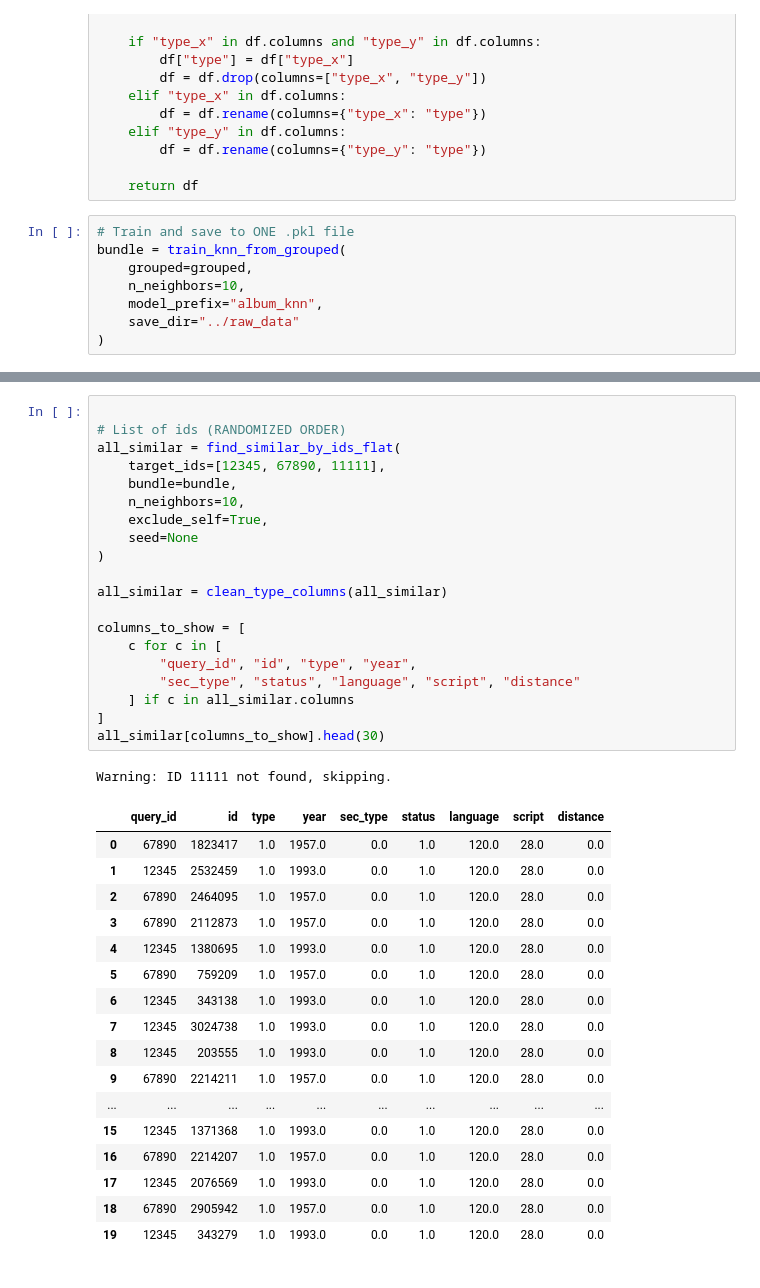
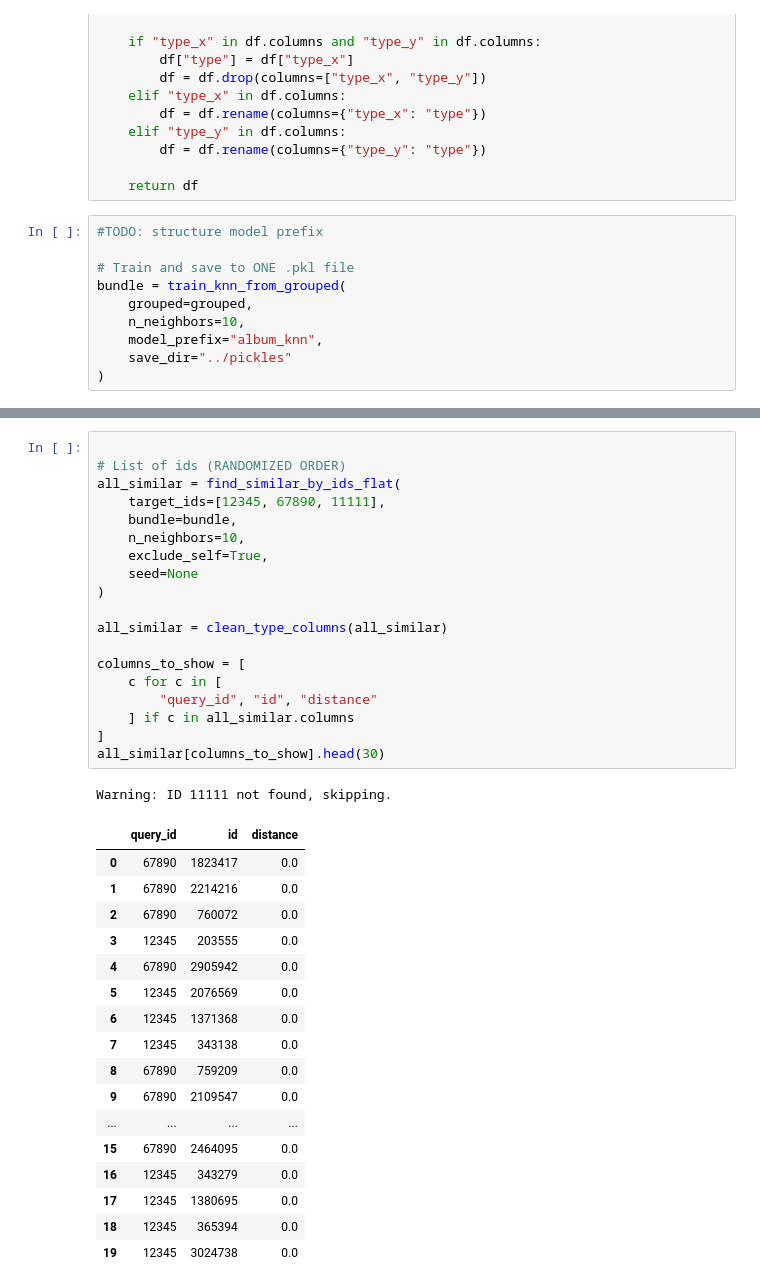
Before and after one commit to GuerillaUmNeon/rec_o, a Jupyter notebook: notebooks/note_book_guillaume.ipynb, the cells around one changed output, grey strips where cells are left out. Cells and saved outputs as stored; diff of their text form.

Commit message:
update notebook model export

```diff
--- a/notebooks/note_book_guillaume.ipynb
+++ b/notebooks/note_book_guillaume.ipynb
@@ -404,12 +403,14 @@ def clean_type_columns(df):
 
     return df
 # %%
+#TODO: structure model prefix
+
 # Train and save to ONE .pkl file
 bundle = train_knn_from_grouped(
     grouped=grouped,
     n_neighbors=10,
     model_prefix="album_knn",
-    save_dir="../raw_data"
+    save_dir="../pickles"
 )
 # %% [output]
 Features used: ['genre_id', 'status', 'language', 'script', 'type_x', 'sec_type', 'type_y', 'year']
@@ -448,39 +448,38 @@ similar_one[columns_to_show].head(10)
 # %%
 
 # List of ids (RANDOMIZED ORDER)
 all_similar = find_similar_by_ids_flat(
     target_ids=[12345, 67890, 11111],
     bundle=bundle,
     n_neighbors=10,
     exclude_self=True,
     seed=None
 )
 
 all_similar = clean_type_columns(all_similar)
 
 columns_to_show = [
     c for c in [
-        "query_id", "id", "type", "year",
-        "sec_type", "status", "language", "script", "distance"
+        "query_id", "id", "distance"
     ] if c in all_similar.columns
 ]
 all_similar[columns_to_show].head(30)
 # %% [output]
 Warning: ID 11111 not found, skipping.
-|  | query_id | id | type | year | sec_type | status | language | script | distance |
-| 0 | 67890 | 1823417 | 1.0 | 1957.0 | 0.0 | 1.0 | 120.0 | 28.0 | 0.0 |
-| 1 | 12345 | 2532459 | 1.0 | 1993.0 | 0.0 | 1.0 | 120.0 | 28.0 | 0.0 |
-| 2 | 67890 | 2464095 | 1.0 | 1957.0 | 0.0 | 1.0 | 120.0 | 28.0 | 0.0 |
-| 3 | 67890 | 2112873 | 1.0 | 1957.0 | 0.0 | 1.0 | 120.0 | 28.0 | 0.0 |
-| 4 | 12345 | 1380695 | 1.0 | 1993.0 | 0.0 | 1.0 | 120.0 | 28.0 | 0.0 |
-| 5 | 67890 | 759209 | 1.0 | 1957.0 | 0.0 | 1.0 | 120.0 | 28.0 | 0.0 |
-| 6 | 12345 | 343138 | 1.0 | 1993.0 | 0.0 | 1.0 | 120.0 | 28.0 | 0.0 |
-| 7 | 12345 | 3024738 | 1.0 | 1993.0 | 0.0 | 1.0 | 120.0 | 28.0 | 0.0 |
-| 8 | 12345 | 203555 | 1.0 | 1993.0 | 0.0 | 1.0 | 120.0 | 28.0 | 0.0 |
-| 9 | 67890 | 2214211 | 1.0 | 1957.0 | 0.0 | 1.0 | 120.0 | 28.0 | 0.0 |
-| ... | ... | ... | ... | ... | ... | ... | ... | ... | ... |
-| 15 | 12345 | 1371368 | 1.0 | 1993.0 | 0.0 | 1.0 | 120.0 | 28.0 | 0.0 |
-| 16 | 67890 | 2214207 | 1.0 | 1957.0 | 0.0 | 1.0 | 120.0 | 28.0 | 0.0 |
-| 17 | 12345 | 2076569 | 1.0 | 1993.0 | 0.0 | 1.0 | 120.0 | 28.0 | 0.0 |
-| 18 | 67890 | 2905942 | 1.0 | 1957.0 | 0.0 | 1.0 | 120.0 | 28.0 | 0.0 |
-| 19 | 12345 | 343279 | 1.0 | 1993.0 | 0.0 | 1.0 | 120.0 | 28.0 | 0.0 |
+|  | query_id | id | distance |
+| 0 | 67890 | 1823417 | 0.0 |
+| 1 | 67890 | 2214216 | 0.0 |
+| 2 | 67890 | 760072 | 0.0 |
+| 3 | 12345 | 203555 | 0.0 |
+| 4 | 67890 | 2905942 | 0.0 |
+| 5 | 12345 | 2076569 | 0.0 |
+| 6 | 12345 | 1371368 | 0.0 |
+| 7 | 12345 | 343138 | 0.0 |
+| 8 | 67890 | 759209 | 0.0 |
+| 9 | 67890 | 2109547 | 0.0 |
+| ... | ... | ... | ... |
+| 15 | 67890 | 2464095 | 0.0 |
+| 16 | 12345 | 343279 | 0.0 |
+| 17 | 12345 | 1380695 | 0.0 |
+| 18 | 12345 | 365394 | 0.0 |
+| 19 | 12345 | 3024738 | 0.0 |
```
Also changed, not shown: parts of 3 cells of this notebook.
